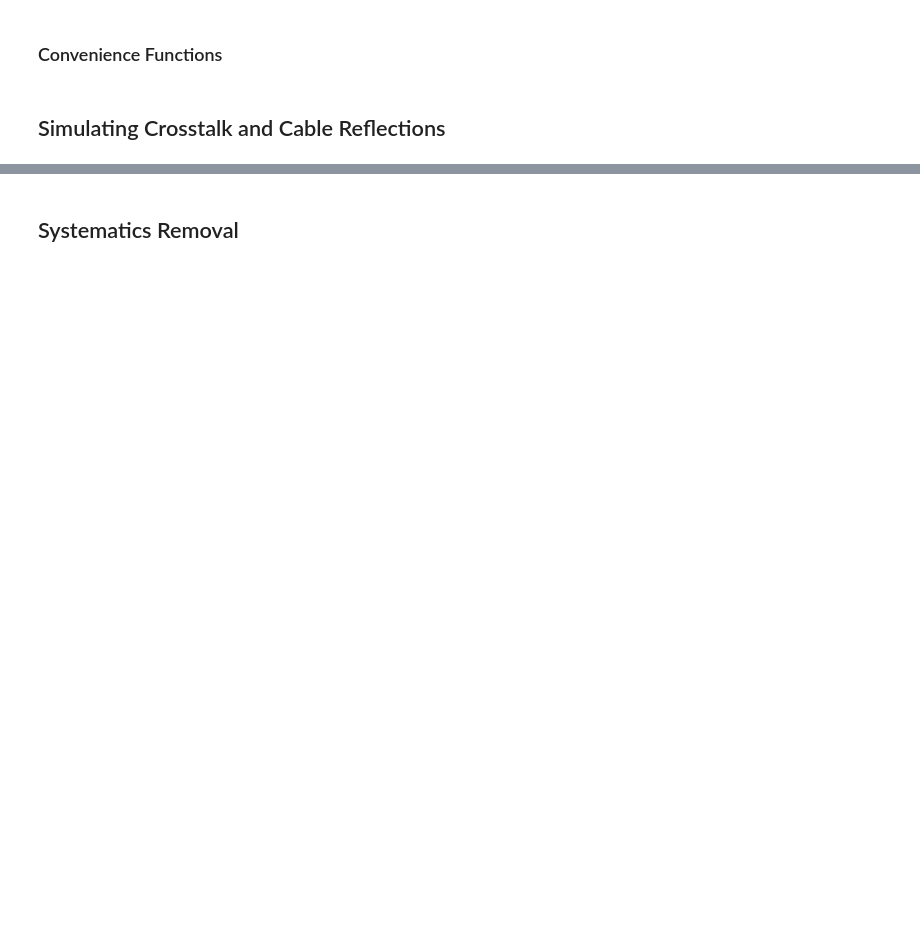
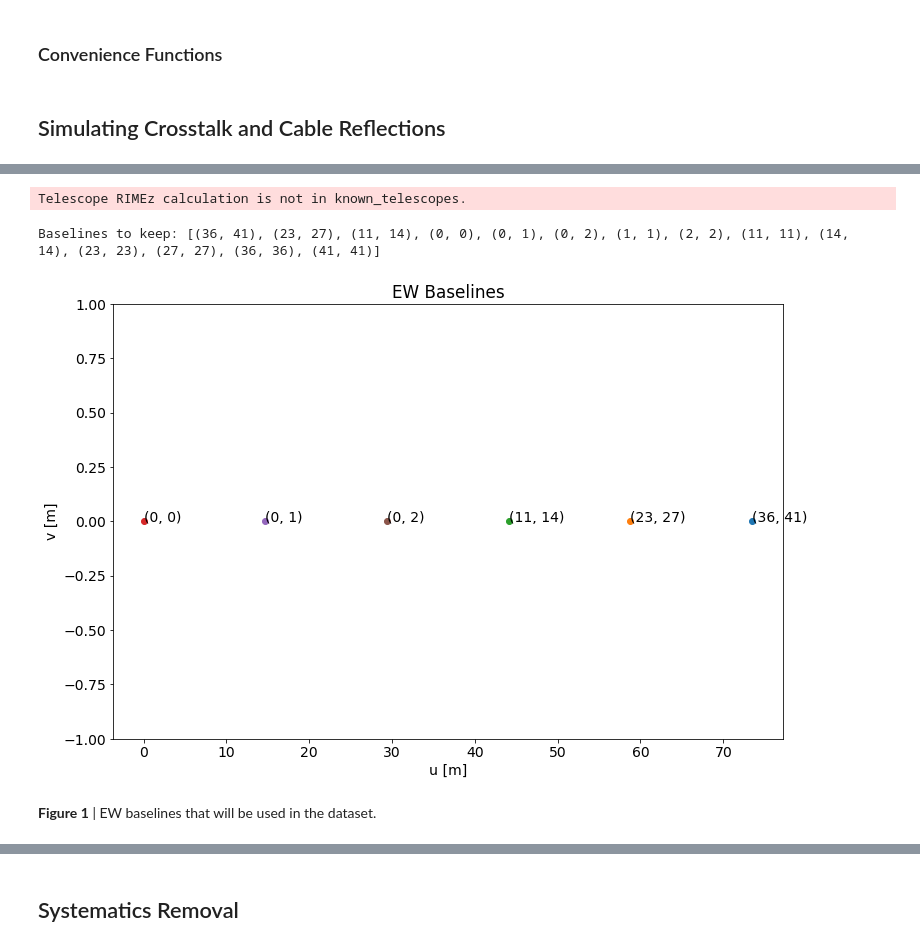
Before and after one commit to HERA-Team/hera-validation, a Jupyter notebook: test-series/3/test-3.2.0.ipynb, the cells around one changed output, grey strips where cells are left out. Saved outputs shown, nothing was run; the diff lists cells and outputs as text; code cells hidden in the pictures; blank space fills up the shorter version.

```diff
--- a/test-series/3/test-3.2.0.ipynb
+++ b/test-series/3/test-3.2.0.ipynb
@@ -684,0 +343,30 @@ uvd.write_uvh5(os.path.join(vis_data_path, 'zen.{}.true.uvh5'.format(JD_str)))
+# %%
+uvd = UVData()
+uvd.read(vis_files[0], read_data=False)
+# Compress by redundancy
+uvd.compress_by_redundancy()
+# Select only first time
+uvd.select(times=uvd.time_array[0])
+
+# Find all baselines with |v| < 1 m
+EW_bl_inds = np.where(np.abs(uvd.uvw_array[:, 1]) < 1.0)[0]
+bls = [uvd.baseline_to_antnums(uvd.baseline_array[EW_bl_inds[i_bl]]) for i_bl in range(EW_bl_inds.size)]
+autos = [(ant, ant) for ant in np.unique(np.array(bls).flatten())[1:]]
+bls += autos
+print('Baselines to keep: {}'.format(bls))
+# %% [output]
+Telescope RIMEz calculation is not in known_telescopes.
+Baselines to keep: [(36, 41), (23, 27), (11, 14), (0, 0), (0, 1), (0, 2), (1, 1), (2, 2), (11, 11), (14, 14), (23, 23), (27, 27), (36, 36), (41, 41)]
+# %%
+fig = plt.figure(figsize=(12, 8))
+for i_bl, (u, v, w) in enumerate(uvd.uvw_array[EW_bl_inds]):
+    plt.plot(u, v, marker='o')
+    plt.annotate(uvd.baseline_to_antnums(uvd.baseline_array[EW_bl_inds[i_bl]]), (u, v))
+plt.xlabel('u [m]')
+plt.ylabel('v [m]')
+plt.ylim([-1, 1])
+plt.title('EW Baselines');
+# %% [output]
+[figure, added]
+# %% [markdown]
+**Figure 1** | EW baselines that will be used in the dataset.
```
Also changed, not shown: parts of 98 cells of this notebook.
